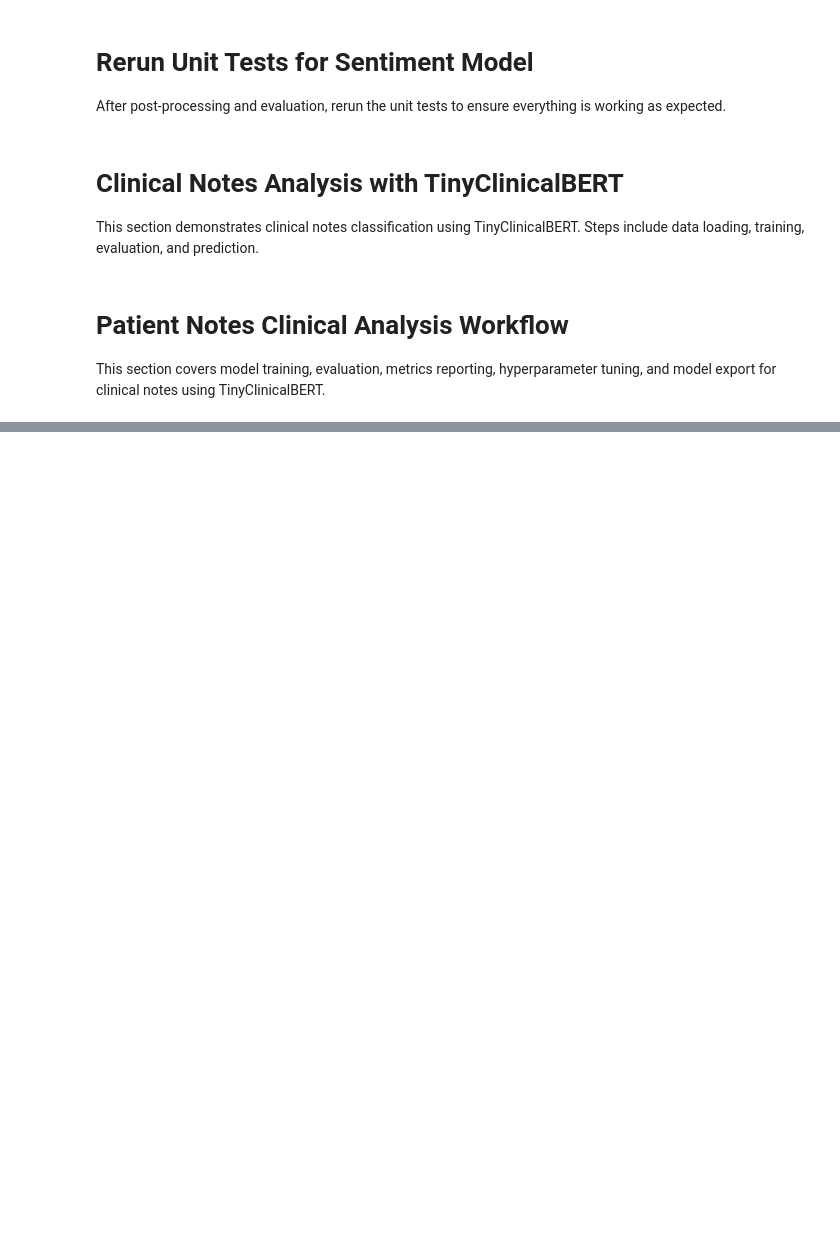
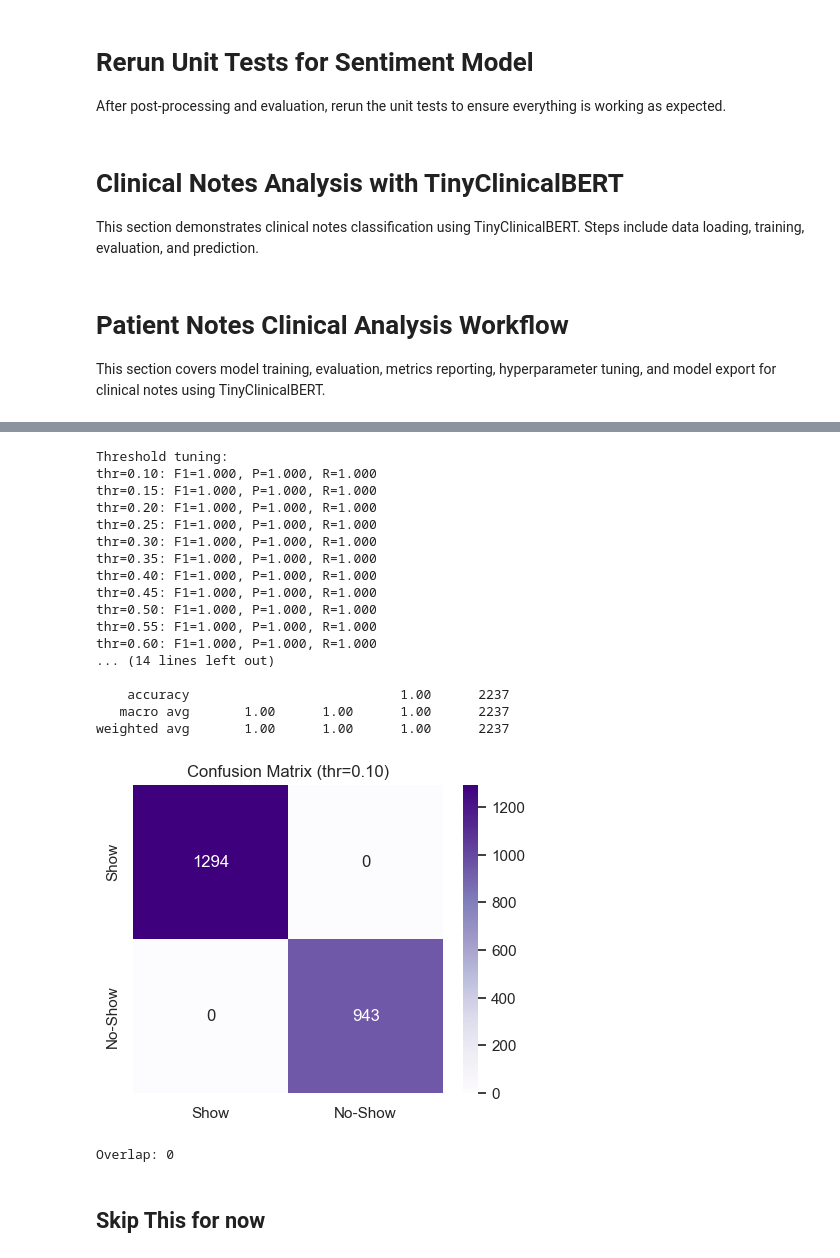
Before and after one commit to swapnilprakashpatil/aai510_3proj, a Jupyter notebook: notebooks/PatientDataAnalysis.ipynb, the cells around one changed output, grey strips where cells are left out. Drawn from its saved outputs; the diff is of its cells as text; code cells hidden in the pictures; blank space fills up the shorter version.

```diff
--- a/notebooks/PatientDataAnalysis.ipynb
+++ b/notebooks/PatientDataAnalysis.ipynb
@@ -505,3 +804,55 @@ All ClinicalNotesNoShowPredictor model tests passed.
+# %%
+# 🎯 Threshold tuning
+best_f1, best_thr = 0, 0.5
+print("\nThreshold tuning:")
+for t in np.arange(0.1, 0.91, 0.05):
+    p = (probs >= t).astype(int)
+    f = f1_score(true, p, zero_division=0)
+    prc = precision_score(true, p, zero_division=0)
+    rec = recall_score(true, p, zero_division=0)
+    print(f"thr={t:.2f}: F1={f:.3f}, P={prc:.3f}, R={rec:.3f}")
+    if f > best_f1:
+        best_f1, best_thr = f, t
+print(f"\nBest threshold: {best_thr:.2f} (F1={best_f1:.3f})")
+
+preds_best = (probs >= best_thr).astype(int)
+print("\nClassification Report (best thr):")
+print(classification_report(true, preds_best, zero_division=0))
+
+cm2 = confusion_matrix(true, preds_best)
+plt.figure(figsize=(5,4))
+sns.heatmap(cm2, annot=True, fmt="d", cmap="Purples",
+            xticklabels=["Show","No-Show"], yticklabels=["Show","No-Show"])
+plt.title(f"Confusion Matrix (thr={best_thr:.2f})")
+plt.show()
+# %% [output]
+Threshold tuning:
+thr=0.10: F1=1.000, P=1.000, R=1.000
+thr=0.15: F1=1.000, P=1.000, R=1.000
+thr=0.20: F1=1.000, P=1.000, R=1.000
+thr=0.25: F1=1.000, P=1.000, R=1.000
+thr=0.30: F1=1.000, P=1.000, R=1.000
+thr=0.35: F1=1.000, P=1.000, R=1.000
+thr=0.40: F1=1.000, P=1.000, R=1.000
+thr=0.45: F1=1.000, P=1.000, R=1.000
+thr=0.50: F1=1.000, P=1.000, R=1.000
+thr=0.55: F1=1.000, P=1.000, R=1.000
+thr=0.60: F1=1.000, P=1.000, R=1.000
+... (14 lines left out)
+
+    accuracy                           1.00      2237
+   macro avg       1.00      1.00      1.00      2237
+weighted avg       1.00      1.00      1.00      2237
+[figure, added]
+# %%
+#Verify no overlap between train and test sets
+set_train = set(train_texts)
+set_test = set(test_texts)
+print("Overlap:", len(set_train & set_test))  # Should be 0
+# %% [output]
+Overlap: 0
+# %% [markdown]
+## Skip This for now
 # %%
 if is_step_enabled('nlp_noshow_prediction'):
     # Run the optimized model test
```
Also changed, not shown: parts of 16 cells of this notebook, 12 other files.
